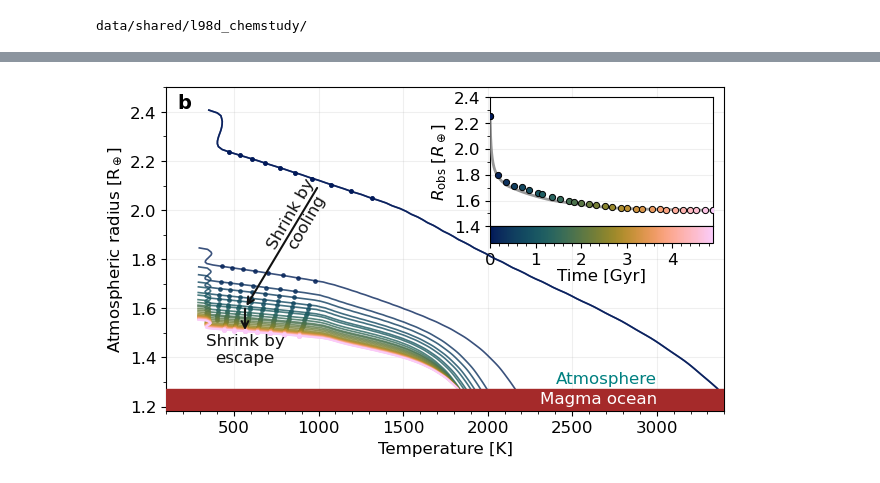
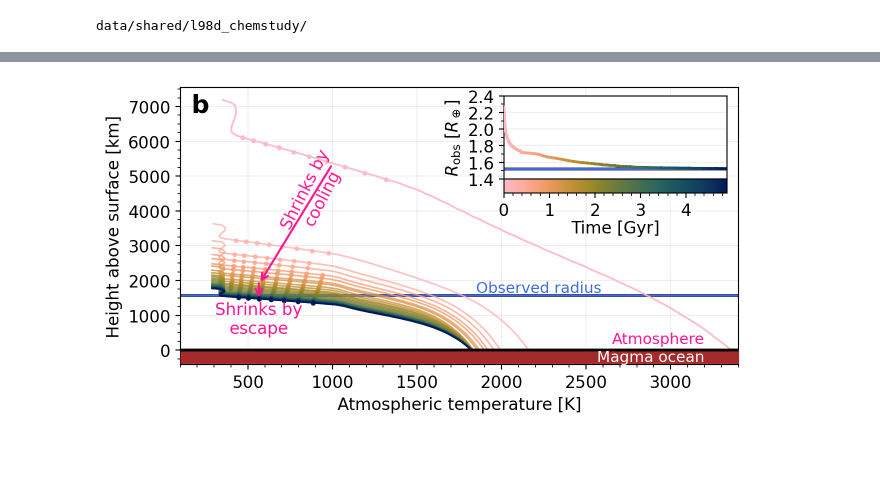
Before and after one commit to nichollsh/proteus_analysis, a Jupyter notebook: escape_vs_contract.ipynb, the cells around one changed output, grey strips where cells are left out. Cells and saved outputs as stored; diff of their text form; code cells hidden in the pictures; blank space fills up the shorter version.

```diff
--- a/escape_vs_contract.ipynb
+++ b/escape_vs_contract.ipynb
@@ -49,7 +51,7 @@ nc_arr = read_atmosphere_data(outdir, t_arr, extra_keys=["fl_cnvct","tmpl","rl"]
 data/shared/l98d_chemstudy/
 # %%
 figscale = 1.2
-fig, ax = plt.subplots(1,1, figsize=(6*figscale, 3.5*figscale))
+fig, ax = plt.subplots(1,1, figsize=(6*figscale, 3*figscale))
 
 elems = ['H', 'C', 'O', 'S']
 
@@ -172,7 +174,7 @@ ax.grid(axis='y', zorder=-2, alpha=0.15, which='minor')
 
 ax.set_ylim(bottom=0,top=t_atm_0+t_liq_0+1.5)
 
-ax.text(0.02, 0.98, "a", ha='left', va='top', fontsize=14, transform=ax.transAxes, fontweight='bold')
+ax.text(0.02, 0.98, "a", ha='left', va='top', fontsize=18, transform=ax.transAxes, fontweight='bold')
 
 ax.legend(loc='center left', bbox_to_anchor=(0.0, 0.7))
 
@@ -191,9 +193,10 @@ Total (rel chng): -26.39 %
 # %%
 figscale = 1.2
-fig, ax = plt.subplots(1,1, figsize=(6*figscale, 3.5*figscale))
+fig, ax = plt.subplots(1,1, figsize=(6*figscale, 3*figscale))
 
+km = 1e3
 
-axi_h = 0.4
+axi_h = 0.3
 axi_w = 0.4
 axi_y = 0.03
 axi_x = 0.02
@@ -202,26 +205,30 @@ axi = ax.inset_axes((1-axi_w - axi_x, 1-axi_h - axi_y,         axi_w, axi_h), )
 axc = ax.inset_axes((1-axi_w - axi_x, 1-axi_h - axi_y - axi_c, axi_w, axi_c), )
 
 t_gyr = t_arr / 1e9
-vmin, vmax = 0, np.amax(t_gyr)
+vmax = np.amax(t_gyr)
+vmin = -vmax*0.1
 norm = mpl.colors.Normalize(vmin=vmin, vmax=vmax)
-sm = plt.cm.ScalarMappable(cmap=cm.batlow, norm=norm)
+sm = plt.cm.ScalarMappable(cmap=cm.batlow_r, norm=norm)
 sm.set_array([])
 
 
 R_int = help["R_int"].iloc[-1] / R_earth
 
 # time array
-time_plt = np.linspace(vmin, vmax, 30)
+time_plt = np.linspace(0, vmax, 30)
 idx_plt  = [0] + [np.argmin(np.abs(t_gyr - time)) for time in time_plt] + [len(t_gyr)-1]
 idx_plt  = sorted(idx_plt)
+idx_plt  = [int(i) for i in idx_plt]
 
-# plot samples
+# plot sample profiles
 for j,i in enumerate(idx_plt):
 
     atm_t = nc_arr[i]["t"][::-1]
-    atm_r = nc_arr[i]["r"][::-1] / R_earth
+    atm_r = nc_arr[i]["r"][::-1]
+    atm_z = (atm_r - R_int * R_earth) / km
 
-    atm_rl = nc_arr[i]["rl"] / R_earth
+    atm_rl = nc_arr[i]["rl"]
+    atm_zl = (atm_rl - R_int * R_earth) / km
     atm_fl = nc_arr[i]["fl_cnvct"]
     atm_tl = nc_arr[i]["tmpl"]
 
@@ -231,72 +238,94 @@ for j,i in enumerate(idx_plt):
     al = 0.8
     lw = 1.2
 
-    # profile
-    yy = np.linspace(atm_r[0], atm_r[-1], 100)
-    xx = PchipInterpolator(atm_r, atm_t)(yy)
+    # interior profile
+    # xx = js_arr[i].get_dict_values(('data','temp_s'))
+    # yy = (js_arr[i].get_dict_values(('data','radius_s')) - R_int * R_earth) / km
+    # ax.plot(xx,yy, zorder=5+j, color=color, lw=lw)
+
+    # atmosphere profile
+    yy = np.linspace(atm_z[0], atm_z[-1], 100)
+    xx = PchipInterpolator(atm_z, atm_t)(yy)
     ax.plot(xx,yy, color=color, lw=lw, alpha=al, zorder=5+j)
 
     # convection mask
     mm = np.argwhere(atm_fl > 1e-5)
-    yy = atm_rl[mm]
+    yy = atm_zl[mm]
     xx = atm_tl[mm]
     ax.scatter(xx,yy, color=color, s=6, alpha=al, zorder=5+j, marker='o')
 
-    # inset scatter point
-    axi.scatter(time, help["R_obs"].iloc[i]/R_earth, color=color, s=20, lw=0.7, edgecolor='k', zorder=5+j)
+# inset plot
+for i0 in range(1,len(t_gyr)-1,1):
+    i1 = i0 + 1
 
-# plot R_obs over time, line
-axi.plot(help["Time"]/1e9, help["R_obs"]/R_earth, color='grey', lw=2, alpha=0.8, zorder=4)
+    t0, t1 = t_gyr[i0], t_gyr[i1]
+    r0, r1 = help["R_obs"].iloc[i0], help["R_obs"].iloc[i1]
+
+    color = sm.to_rgba(0.5*(t0+t1))
+
+    axi.plot([t0,t1],[r0/R_earth,r1/R_earth], color=color, lw=2, zorder=5+j)
+
+# plot observation radius
+c = 'royalblue'
+y = 1.521
+axi.axhline(y=y, color=c, path_effects=[pe.Stroke(linewidth=2, foreground='k'), pe.Normal()])
+y = (1.521 - R_int) * R_earth / km
+ax.axhline(y=y, color=c, path_effects=[pe.Stroke(linewidth=2, foreground='k'), pe.Normal()])
+ax.text(1850,y,"Observed radius", fontsize=11, color=c, ha='left', va='bottom')
 
 # arrows
 x = 565
-c = "#111111"
-yb = 1.5
-ax.annotate("", (x,1.6), (1000,2.1), zorder=99,
+c = "deeppink"
+ax.annotate("", (x,1890), (1000,5350), zorder=99,
                  arrowprops=dict(arrowstyle="->", lw=1.5, color=c,))
-ax.text(885, 1.97, "Shrink by\ncooling", rotation=60, ha='center', va='center',
+ax.text(890, 4500, "Shrinks by\ncooling", rotation=63, ha='center', va='center',
             fontsize=12, color=c, zorder=99)
-ax.annotate("", (x,yb), (x,1.61), zorder=99,
+ax.annotate("", (x,1430), (x,2000), zorder=99,
                  arrowprops=dict(arrowstyle="->", lw=1.5, color=c,))
-ax.text(x, yb, "Shrink by\nescape", rotation=0, ha='center', va='top',
+ax.text(x, 1400, "Shrinks by\nescape", rotation=0, ha='center', va='top',
             fontsize=12, color=c, zorder=99)
 
 # main axis labels
-ax.set_xlabel("Temperature [K]")
-ax.set_ylabel(r"Atmospheric radius [R$_\oplus$]")
+ax.set_xlabel("Atmospheric temperature [K]")
+ax.set_ylabel(r"Height above surface [km]")
 ax.set_xlim(left=100, right=3400)
 ax.xaxis.set_major_locator(mpl.ticker.MultipleLocator(500))
 ax.xaxis.set_minor_locator(mpl.ticker.MultipleLocator(100))
-ax.set_ylim(bottom=R_int-0.09, top=2.5)
+ax.yaxis.set_major_locator(mpl.ticker.MultipleLocator(1000))
+ax.yaxis.set_minor_locator(mpl.ticker.MultipleLocator(250))
+ymin = -420
+ax.set_ylim(bottom=ymin)
 
 # ground
-ax.fill_between(ax.get_xlim(), ax.get_ylim()[0], R_int,
-                    zorder=50, color='brown', hatch='//')
-ax.text(3000, R_int-0.01, "Magma ocean",  va='top',   ha='right', zorder=55, color='w')
-ax.text(3000, R_int+0.01, "Atmosphere",  va='bottom', ha='right', zorder=55, color='teal')
+ax.fill_between(ax.get_xlim(), ymin+50, 0, zorder=50, color='brown')
+ax.axhline(y=0, zorder=51, color='k', lw=2)
+mo_band = 30
+ax.text(3200, ymin, "Magma ocean",  va='bottom', ha='right',  fontsize=11, zorder=55, color='w')
+ax.text(3200, 100 , "Atmosphere",   va='bottom', ha='right', fontsize=11, zorder=55, color='deeppink')
 
 # main and inset axes
 for axx in (ax, axi):
     axx.grid(alpha=0.2, zorder=-2)
-    axx.yaxis.set_major_locator(mpl.ticker.MultipleLocator(0.2))
-    axx.yaxis.set_minor_locator(mpl.ticker.MultipleLocator(0.1))
 
 # inset axis
 axi.set_ylabel(r"$R_\text{obs}$ $[R_\oplus]$")
 axi.set_xticks([])
-axi.set_xlim(vmin, vmax)
+axi.set_xlim(0, vmax)
 axi.set_ylim(bottom=1.4, top=2.4)
+axi.yaxis.set_major_locator(mpl.ticker.MultipleLocator(0.2))
+axi.yaxis.set_minor_locator(mpl.ticker.MultipleLocator(0.1))
 
 # colorbar
 cb = fig.colorbar(sm, cax=axc, orientation='horizontal')
+cb.ax.set_xlim(left=0)
 cb.ax.xaxis.set_major_locator(mpl.ticker.MultipleLocator(1))
 cb.ax.xaxis.set_minor_locator(mpl.ticker.MultipleLocator(0.2))
 cb.ax.set_xlabel("Time [Gyr]", labelpad=0.5)
 
 # panel label
-ax.text(0.02, 0.98, "b", ha='left', va='top', fontsize=14, transform=ax.transAxes, fontweight='bold')
+ax.text(0.02, 0.98, "b", ha='left', va='top', fontsize=18, transform=ax.transAxes, fontweight='bold')
 
 plt.show()
 fig.savefig("output/fig_contract.pdf", bbox_inches='tight', dpi=300)
 # %% [output]
-[figure, old version]
+[figure, new version]
```
Also changed, not shown: parts of 4 cells of this notebook, 6 other files.
